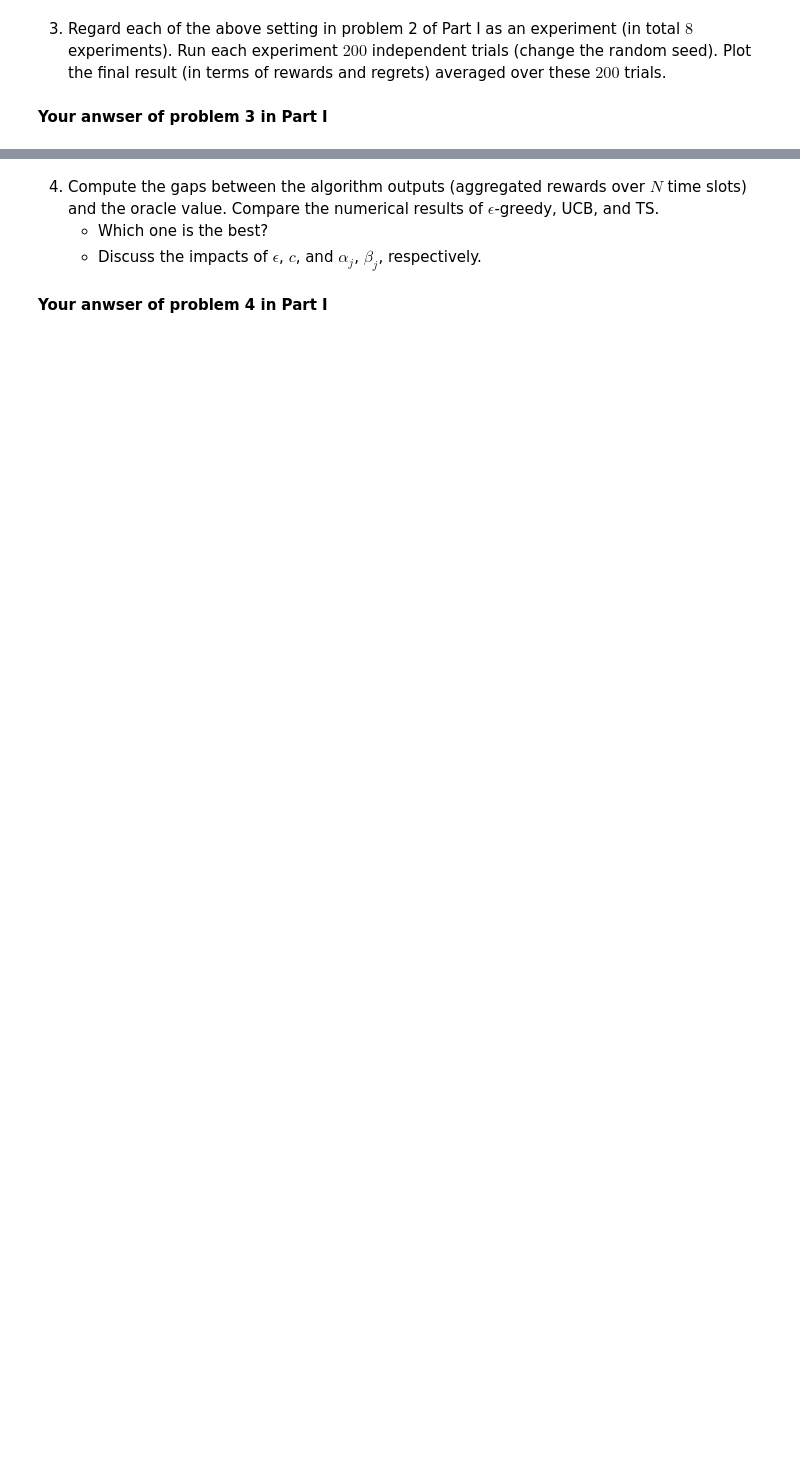
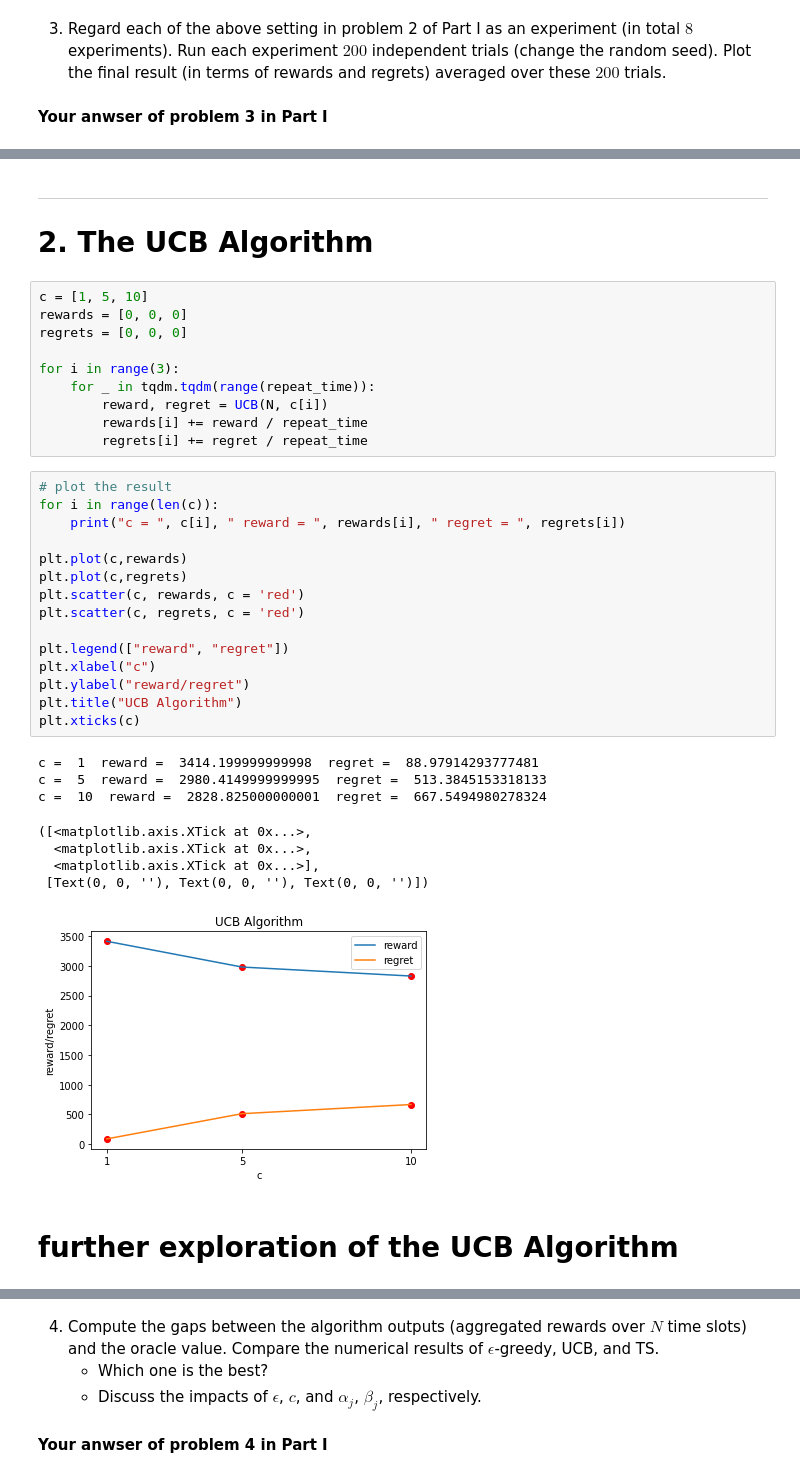
Before and after one commit to zsc2003/SI140A-final_project, a Jupyter notebook: Bandit project/Project-Bandit.ipynb, the cells around one changed output, grey strips where cells are left out. Cells and saved outputs as stored; diff of their text form; blank space fills up the shorter version.

```diff
--- a/Bandit project/Project-Bandit.ipynb
+++ b/Bandit project/Project-Bandit.ipynb
@@ -261,0 +412,39 @@ print(average)
+# %% [markdown]
+---
+# 2. The UCB Algorithm
+# %%
+c = [1, 5, 10]
+rewards = [0, 0, 0]
+regrets = [0, 0, 0]
+
+for i in range(3):
+    for _ in tqdm.tqdm(range(repeat_time)):
+        reward, regret = UCB(N, c[i])
+        rewards[i] += reward / repeat_time
+        regrets[i] += regret / repeat_time
+# %%
+# plot the result
+for i in range(len(c)):
+    print("c = ", c[i], " reward = ", rewards[i], " regret = ", regrets[i])
+
+plt.plot(c,rewards)
+plt.plot(c,regrets)
+plt.scatter(c, rewards, c = 'red')
+plt.scatter(c, regrets, c = 'red')
+
+plt.legend(["reward", "regret"])
+plt.xlabel("c")
+plt.ylabel("reward/regret")
+plt.title("UCB Algorithm")
+plt.xticks(c)
+# %% [output]
+c =  1  reward =  3414.199999999998  regret =  88.97914293777481
+c =  5  reward =  2980.4149999999995  regret =  513.3845153318133
+c =  10  reward =  2828.825000000001  regret =  667.5494980278324
+([<matplotlib.axis.XTick at 0x...>,
+  <matplotlib.axis.XTick at 0x...>,
+  <matplotlib.axis.XTick at 0x...>],
+ [Text(0, 0, ''), Text(0, 0, ''), Text(0, 0, '')])
+[figure, added]
+# %% [markdown]
+# further exploration of the UCB Algorithm
```
Also changed, not shown: parts of 33 cells of this notebook.
